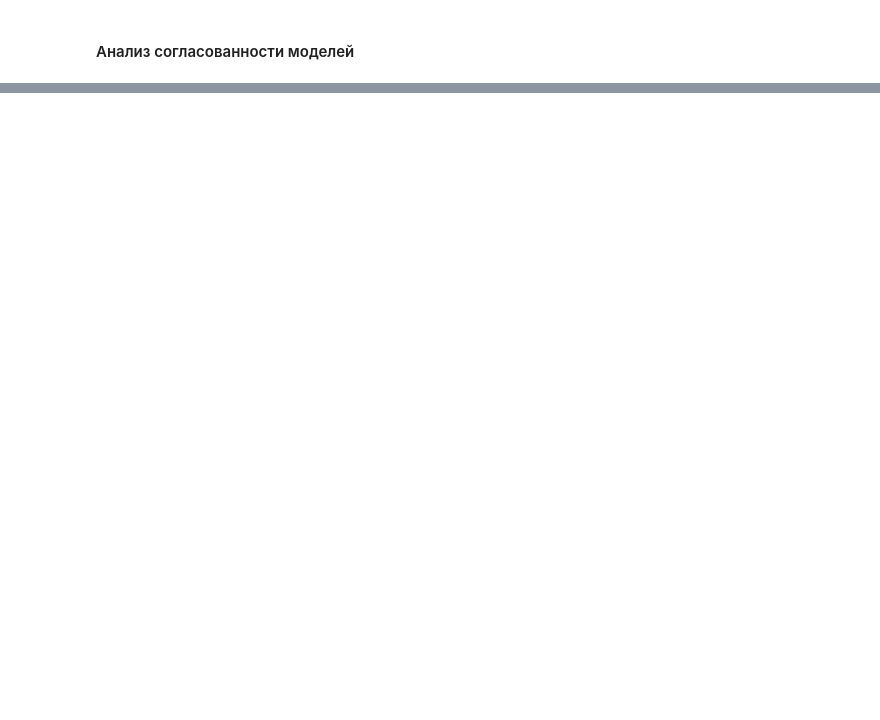
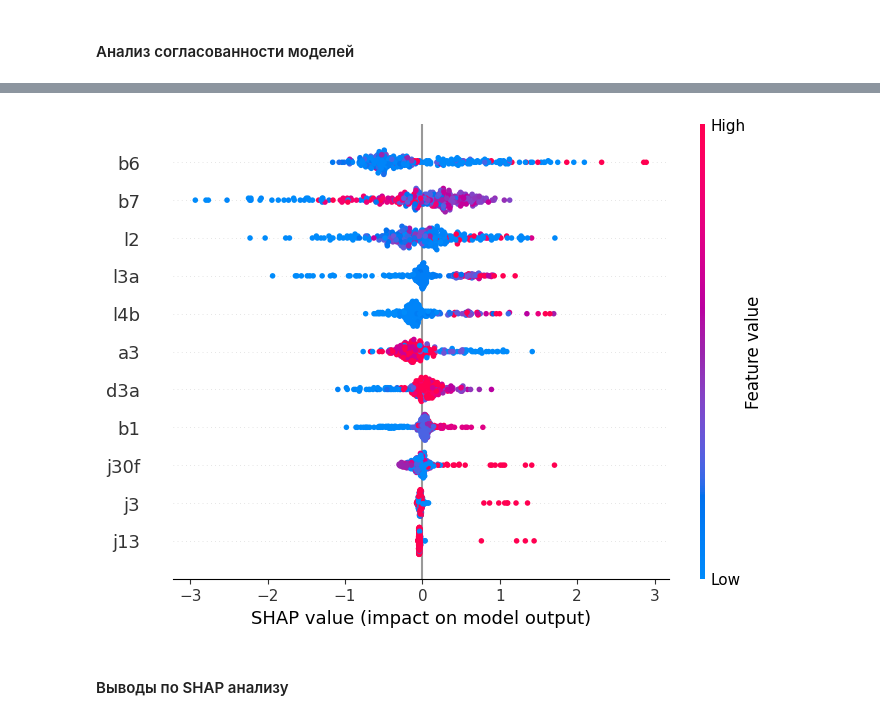
Before and after one commit to jakomannn/HGF_research, a Jupyter notebook: HGF_Research.ipynb, the cells around one changed output, grey strips where cells are left out. Cells and saved outputs as stored; diff of their text form; code cells hidden in the pictures; blank space fills up the shorter version.

```diff
--- a/HGF_Research.ipynb
+++ b/HGF_Research.ipynb
@@ -4924,0 +5416,15 @@ k5a - Доля инвестиций, профинансированная за
+# %%
+employees_consistent_nonfinancial = (
+    employees_top_features[
+        (employees_top_features["models_in_top"] >= 2)
+        &
+        (employees_top_features["feature_type"] == "nonfinancial")
+    ]
+    .sort_values(
+        ["models_in_top", "mean_rank"],
+        ascending=[False, True]
+    )
+    .reset_index(drop=True)
+)
+
+employees_consistent_nonfinancial
@@ -4924,0 +5444,7 @@ k5a - Доля инвестиций, профинансированная за
+# %%
+consistent_features = (
+    employees_consistent_nonfinancial["feature"]
+    .tolist()
+)
+
+consistent_features
@@ -4924,0 +5453,6 @@ k5a - Доля инвестиций, профинансированная за
+# %%
+consistent_features = [
+    feature
+    for feature in consistent_features
+    if feature in employees_nonfinancial_features
+]
@@ -4924,0 +5489,19 @@ k5a - Доля инвестиций, профинансированная за
+# %%
+consistent_indices = [
+    employees_nonfinancial_features.index(feature)
+    for feature in consistent_features
+]
+
+shap_employees_consistent = (
+    shap_employees_nonfinancial[
+        :,
+        consistent_indices
+    ]
+)
+
+shap.plots.beeswarm(
+    shap_employees_consistent,
+    max_display=len(consistent_features)
+)
+# %% [output]
+[figure, added]
@@ -4924,0 +5533,2 @@ k5a - Доля инвестиций, профинансированная за
+# %% [markdown]
+#### Выводы по SHAP анализу
```
Also changed, not shown: parts of 59 cells of this notebook.
